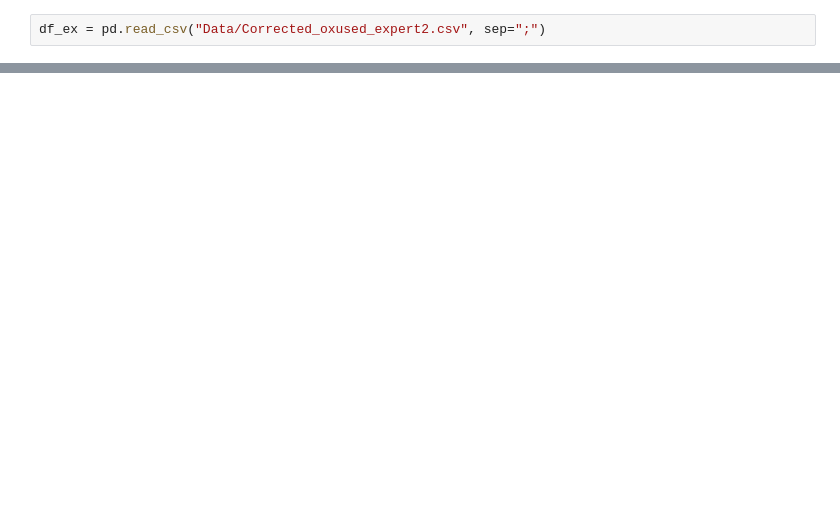
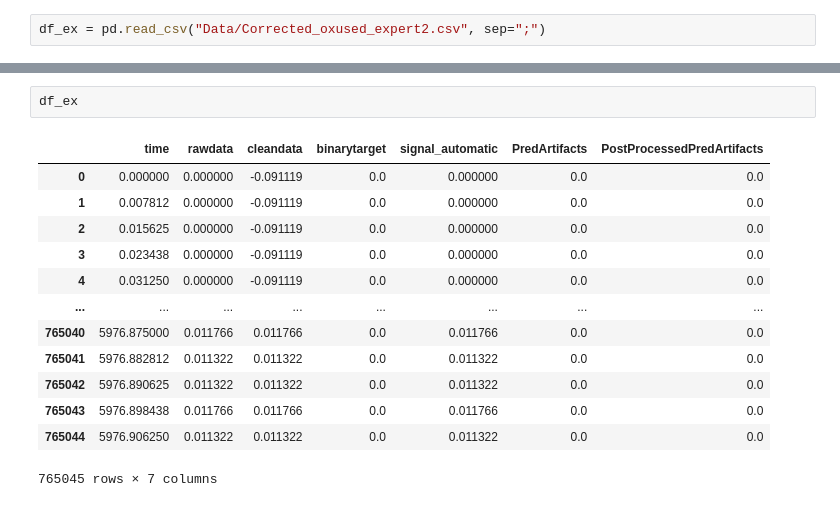
Before and after one commit to ASAPLableni/EDABE_LSTM_1DCNN, a Jupyter notebook: EDABE_LSTM_1DCNN_ModelExample.ipynb, the cells around one changed output, grey strips where cells are left out. Saved outputs shown, nothing was run; the diff lists cells and outputs as text; blank space fills up the shorter version.

```diff
--- a/EDABE_LSTM_1DCNN_ModelExample.ipynb
+++ b/EDABE_LSTM_1DCNN_ModelExample.ipynb
@@ -322,3 +351,19 @@ def automatic_EDA_correct( df, model,
         df["signal_automatic"].iloc[to_clean_segment.index.values] = moving_average(correct_linear, freq_signal/8 )
 
     return df, dict_metrics
+# %%
+df_ex
+# %% [output]
+|  | time | rawdata | cleandata | binarytarget | signal_automatic | PredArtifacts | PostProcessedPredArtifacts |
+| 0 | 0.000000 | 0.000000 | -0.091119 | 0.0 | 0.000000 | 0.0 | 0.0 |
+| 1 | 0.007812 | 0.000000 | -0.091119 | 0.0 | 0.000000 | 0.0 | 0.0 |
+| 2 | 0.015625 | 0.000000 | -0.091119 | 0.0 | 0.000000 | 0.0 | 0.0 |
+| 3 | 0.023438 | 0.000000 | -0.091119 | 0.0 | 0.000000 | 0.0 | 0.0 |
+| 4 | 0.031250 | 0.000000 | -0.091119 | 0.0 | 0.000000 | 0.0 | 0.0 |
+| ... | ... | ... | ... | ... | ... | ... | ... |
+| 765040 | 5976.875000 | 0.011766 | 0.011766 | 0.0 | 0.011766 | 0.0 | 0.0 |
+| 765041 | 5976.882812 | 0.011322 | 0.011322 | 0.0 | 0.011322 | 0.0 | 0.0 |
+| 765042 | 5976.890625 | 0.011322 | 0.011322 | 0.0 | 0.011322 | 0.0 | 0.0 |
+| 765043 | 5976.898438 | 0.011766 | 0.011766 | 0.0 | 0.011766 | 0.0 | 0.0 |
+| 765044 | 5976.906250 | 0.011322 | 0.011322 | 0.0 | 0.011322 | 0.0 | 0.0 |
+765045 rows × 7 columns
```
Also changed, not shown: parts of 7 cells of this notebook.
